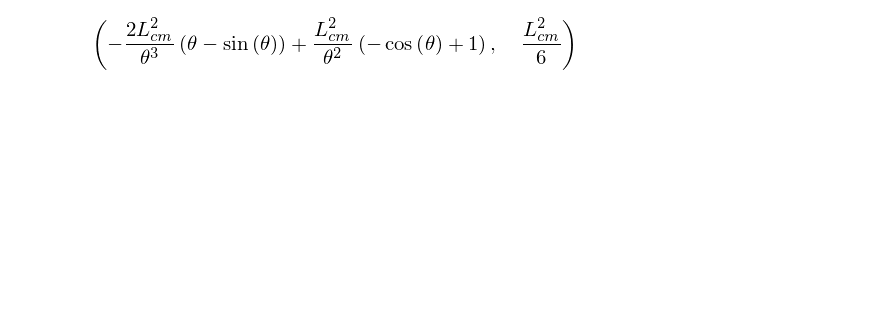
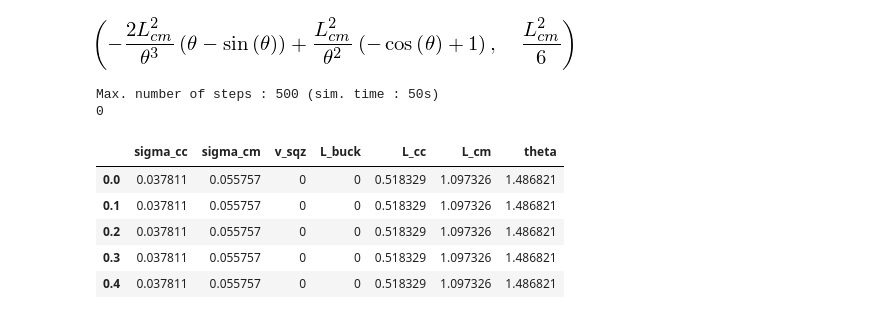
Before and after one commit to DamCB/tyssue, a Jupyter notebook: notebooks/master_20140916.ipynb, the cells around one changed output. Saved outputs shown, nothing was run; the diff lists cells and outputs as text; code cells hidden in the pictures; blank space fills up the shorter version.

Commit message:
functionning (looks like anyway) notebook

```diff
--- a/notebooks/master_20140916.ipynb
+++ b/notebooks/master_20140916.ipynb
@@ -215,6 +232,6 @@ cell.ud_ind
 # %%
-M, V = cell.build()
-cell.eoms
+M, V = symcell.build()
+symcell.eoms
 # %% [output]
 [figure]
 # %%
@@ -290,0 +444,75 @@ class NpCell:
+# %%
+import pandas as pd
+
+dt = 1e-1
+time_sim = 50
+#freq = 1e1
+freq = 0
+if freq != 0 :
+    dt = min(1. / (500 * freq), 9e-1)
+    time_sim=50 + 5./freq
+    print('time step: {}'.format(dt))
+
+tol= 1e-2 ## Tolerance for the determinent
+plot = True
+
+
+times = np.arange(0, time_sim, dt)
+n_steps = times.size
+
+CSI   = "\x1B["
+reset = CSI+"m"
+
+color_str = lambda X: CSI+"34;49m"+str(X)+reset
+info_str = map(color_str, (n_steps, round(time_sim, 2)))
+
+print('Max. number of steps : %s (sim. time : %ss)' % tuple(info_str))
+
+
+numcell = NumCell(symcell, init_parameters)
+
+data = pd.DataFrame(np.zeros((n_steps, len(numcell.parameters))),
+                             columns=numcell.parameters.keys(),
+                             index=pd.Index(times))
+
+if freq != 0:
+    L_x_dots =  L_x_dot_function(numcell, freq, times)
+
+# Exit mode - 0=normal, 1=problem with Lenghts, 2=problem with determinant
+exit = 0
+
+
+for n, t in enumerate(times):
+    if freq != 0:
+        numcell.parameters['L_x_dot'] = L_x_dots[n]
+
+    numcell.step(dt)
+    L_cc = numcell.parameters['L_cc']
+    L_cm = numcell.parameters['L_cm']
+
+    ## register the data
+    for name, val in numcell.parameters.items():
+        data.loc[t, name] = val
+
+    if L_cc < 0. or L_cm <= 0. :
+            n_steps = syst.steps_elapsed
+            exit = 1
+            break
+    elif abs(numcell.determ) < tol :
+            n_steps = syst.steps_elapsed
+            exit = 2
+            break
+
+print(exit)
+# %% [output]
+Max. number of steps : 500 (sim. time : 50s)
+0
+# %%
+data[numcell.variables].head()
+# %% [output]
+|  | sigma_cc | sigma_cm | v_sqz | L_buck | L_cc | L_cm | theta |
+| 0.0 | 0.037811 | 0.055757 | 0 | 0 | 0.518329 | 1.097326 | 1.486821 |
+| 0.1 | 0.037811 | 0.055757 | 0 | 0 | 0.518329 | 1.097326 | 1.486821 |
+| 0.2 | 0.037811 | 0.055757 | 0 | 0 | 0.518329 | 1.097326 | 1.486821 |
+| 0.3 | 0.037811 | 0.055757 | 0 | 0 | 0.518329 | 1.097326 | 1.486821 |
+| 0.4 | 0.037811 | 0.055757 | 0 | 0 | 0.518329 | 1.097326 | 1.486821 |
```
Also changed, not shown: parts of 20 cells of this notebook, 1 other file.
